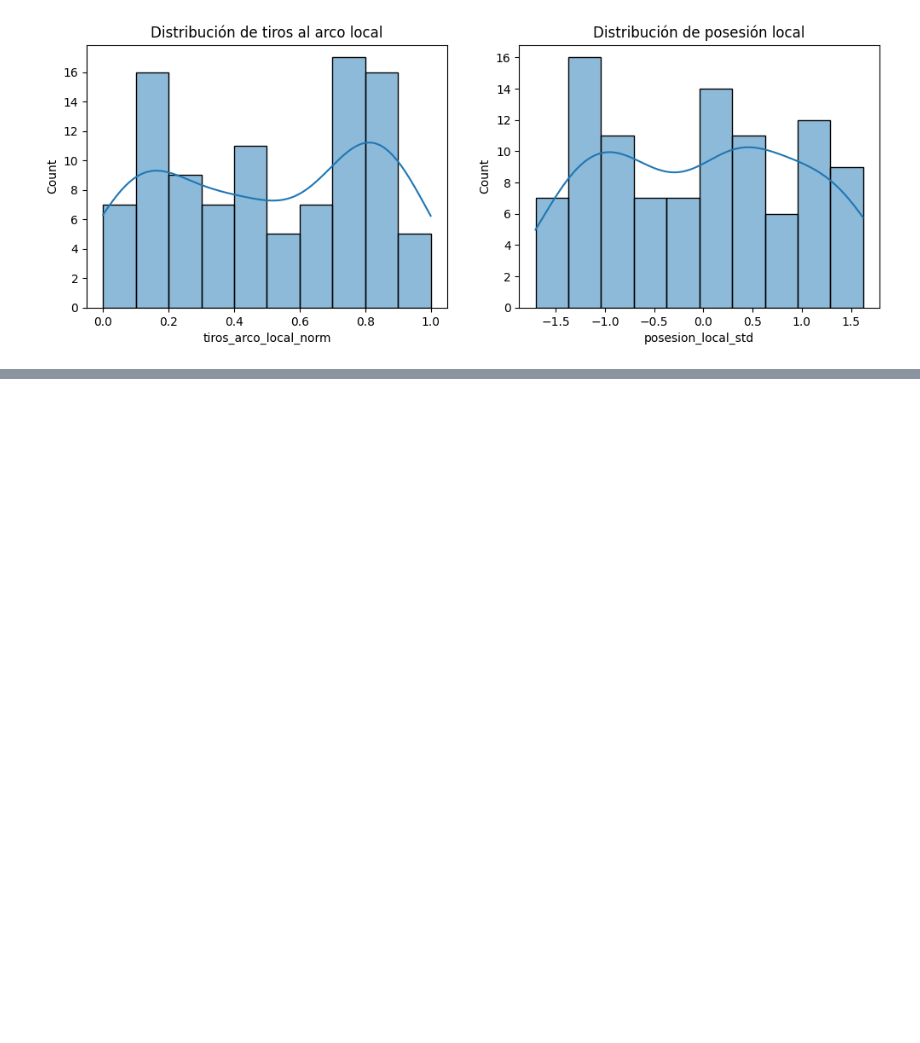
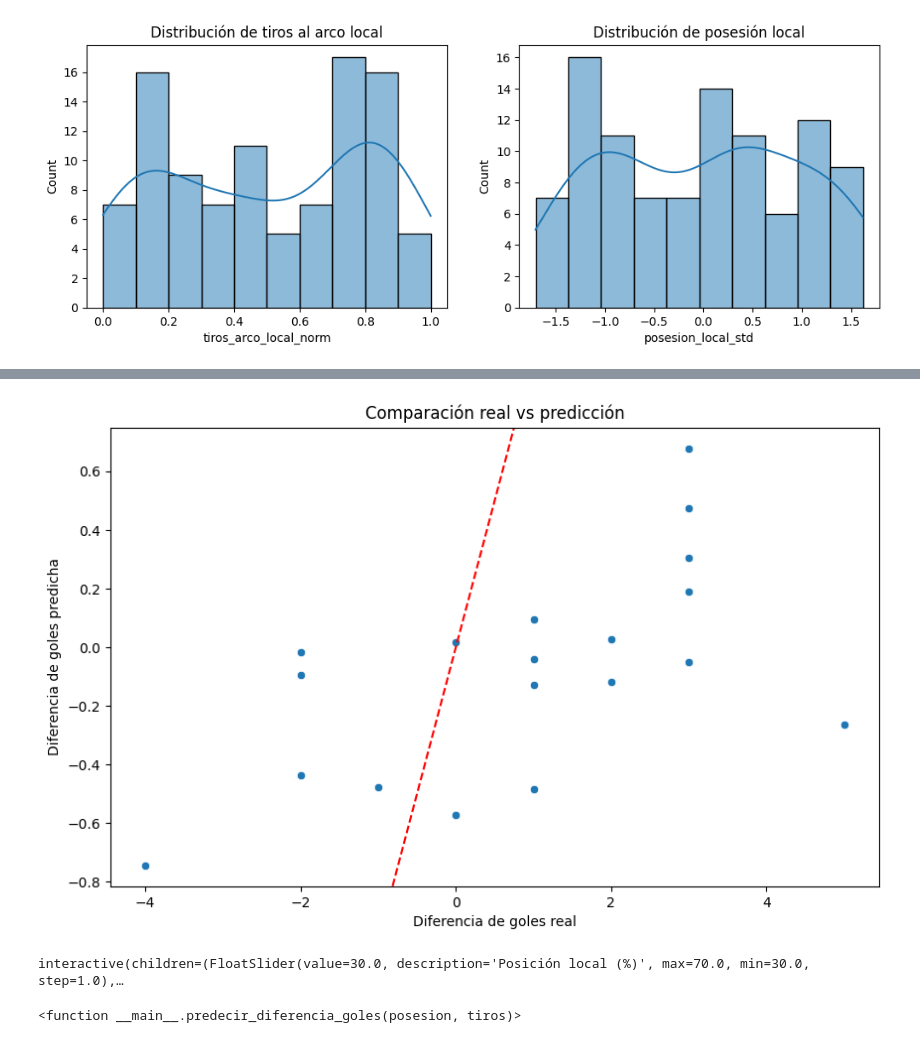
Before and after one commit to andresfelipebarragannino6-ai/Machine-Learning, a Jupyter notebook: Untitled13.ipynb, the cells around one changed output, grey strips where cells are left out. Cells and saved outputs as stored; diff of their text form; code cells hidden in the pictures; blank space fills up the shorter version.

```diff
--- a/Untitled13.ipynb
+++ b/Untitled13.ipynb
@@ -288,0 +482,18 @@ plt.show()
+# %%
+import pandas as pd
+from sklearn.model_selection import train_test_split
+# Cargar dataset
+df_partidos = pd.read_csv('partidos_cebollitas.csv')
+# Crear variable objetivo
+df_partidos['diferencia_goles'] = df_partidos['goles_local'] - df_partidos['goles_visitante']
+# Variables predictoras
+X = df_partidos[['posesion_local (%)','tiros_arco_local']]
+y = df_partidos['diferencia_goles']
+# División estandar: 80% entrenamientos / 20% prueba
+X_train, X_test, y_train, y_test = train_test_split(X, y, test_size=0.2, random_state=42)
+# %%
+from sklearn.linear_model import LinearRegression
+# Instanciar y entrenar modelo
+modelo_rl = LinearRegression()
+modelo_rl.fit(X_train,y_train)
+print("¡Modelo entrenado exitosamente!")
@@ -288,0 +514,8 @@ plt.show()
+# %%
+# Hacer predicciones
+y_pred = modelo_rl.predict(X_test)
+# Comparar predicciones vs valores reales
+df_resultados = X_test.copy()
+df_resultados['Diferencia_Goles_Real'] = y_test
+df_resultados['Diferencia_Goles_Pred'] = y_pred.round(2)
+df_resultados.head(10)
@@ -288,0 +534,32 @@ plt.show()
+# %%
+from matplotlib.lines import lineStyles
+import matplotlib.pyplot as plt
+import seaborn as sns
+
+# Gráfico de dispersión real vs predicción
+plt.figure(figsize=(10, 6))
+sns.scatterplot(x=y_test, y=y_pred)
+plt.xlabel('Diferencia de goles real')
+plt.ylabel('Diferencia de goles predicha')
+plt.title('Comparación real vs predicción')
+plt.axline((0,0),slope=1,color='red',linestyle='--')
+plt.show()
+# %% [output]
+[figure, added]
+# %%
+import ipywidgets as widgets
+# Widgets de entrada
+posesion_input = widgets.FloatSlider(min=30,max=70,step=1,description='Posición local (%)')
+tiros_input = widgets.FloatSlider(min=1,max=15,step=1,description='Tiros al Arco')
+# Función de predicción
+def predecir_diferencia_goles(posesion,tiros):
+    # Crear un DataFrame
+    entrada = pd.DataFrame({'posesion_local (%)':[posesion],'tiros_arco_local':[tiros]})
+    # Realizar predicción
+    prediccion = modelo_rl.predict(entrada)[0]
+    print(f'La diferencia de goles prevista es de {prediccion:.2f} goles.')
+# Mostrar widget interactivo
+widgets.interact(predecir_diferencia_goles,posesion=posesion_input,tiros=tiros_input)
+# %% [output]
+interactive(children=(FloatSlider(value=30.0, description='Posición local (%)', max=70.0, min=30.0, step=1.0),…
+<function __main__.predecir_diferencia_goles(posesion, tiros)>
```
Also changed, not shown: parts of 16 cells of this notebook.
